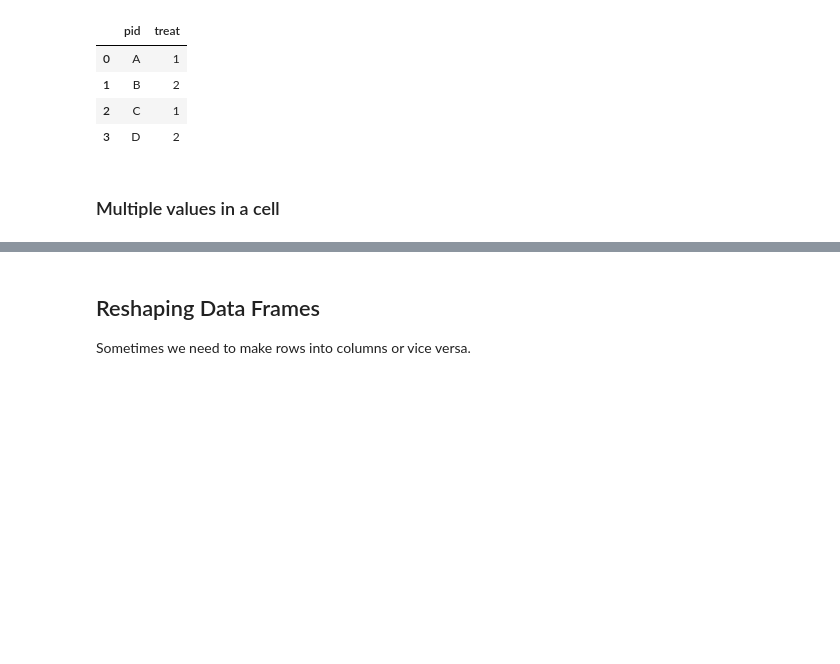
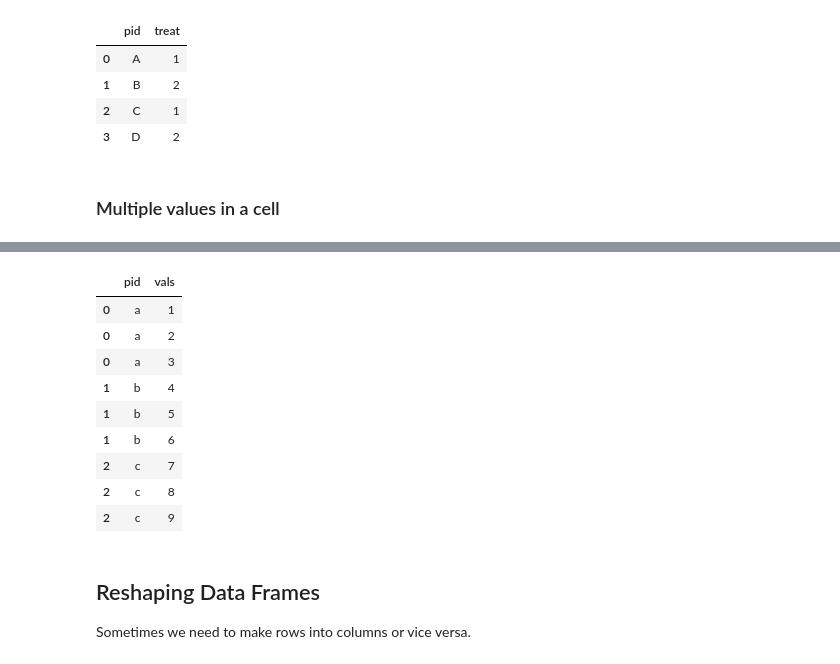
Before and after one commit to robkravec/sta-663-2021, a Jupyter notebook: notebooks/copies/lectures/S04_Pandas.ipynb, the cells around one changed output, grey strips where cells are left out. Drawn from its saved outputs; the diff is of its cells as text; code cells hidden in the pictures; blank space fills up the shorter version.

```diff
--- a/notebooks/copies/lectures/S04_Pandas.ipynb
+++ b/notebooks/copies/lectures/S04_Pandas.ipynb
@@ -1210,3 +1231,16 @@ pd.melt(df, id_vars='pid', value_name='vals').drop('variable', axis=1)
+# %%
+df.explode(column='vals')
+# %% [output]
+|  | pid | vals |
+| 0 | a | 1 |
+| 0 | a | 2 |
+| 0 | a | 3 |
+| 1 | b | 4 |
+| 1 | b | 5 |
+| 1 | b | 6 |
+| 2 | c | 7 |
+| 2 | c | 8 |
+| 2 | c | 9 |
 # %% [markdown]
 ## Reshaping Data Frames
 
```
Also changed, not shown: parts of 12 cells of this notebook, 1 other file.
